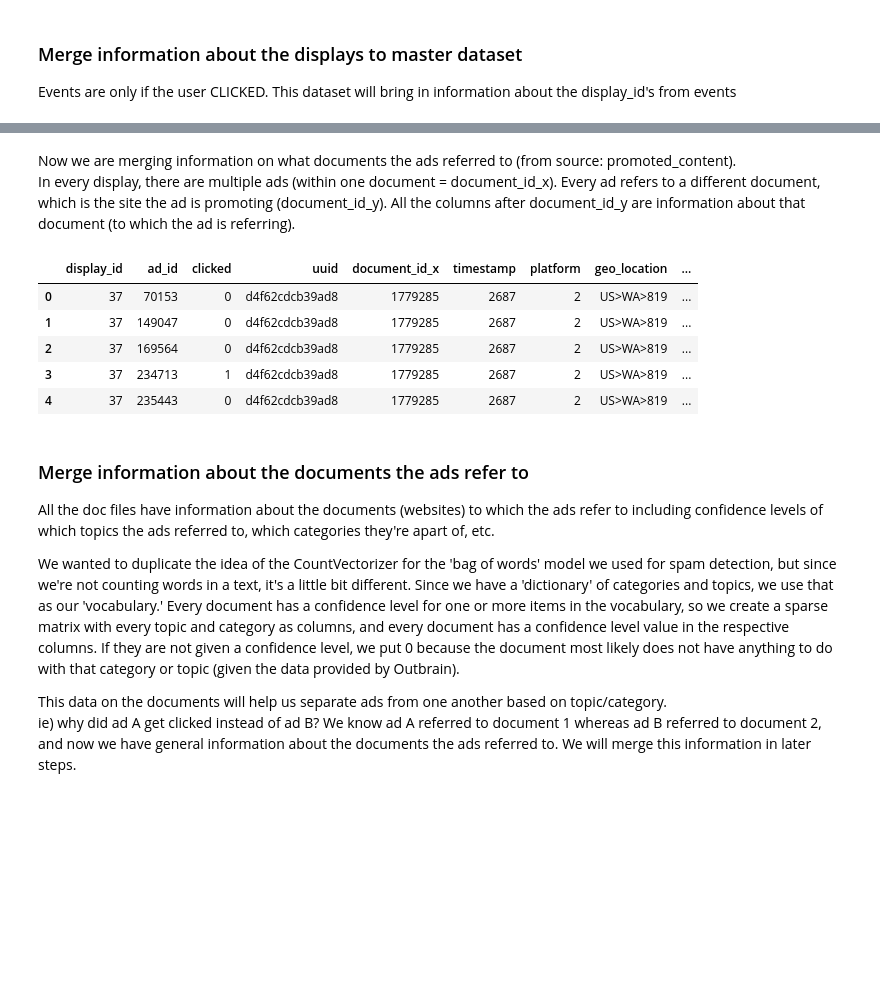
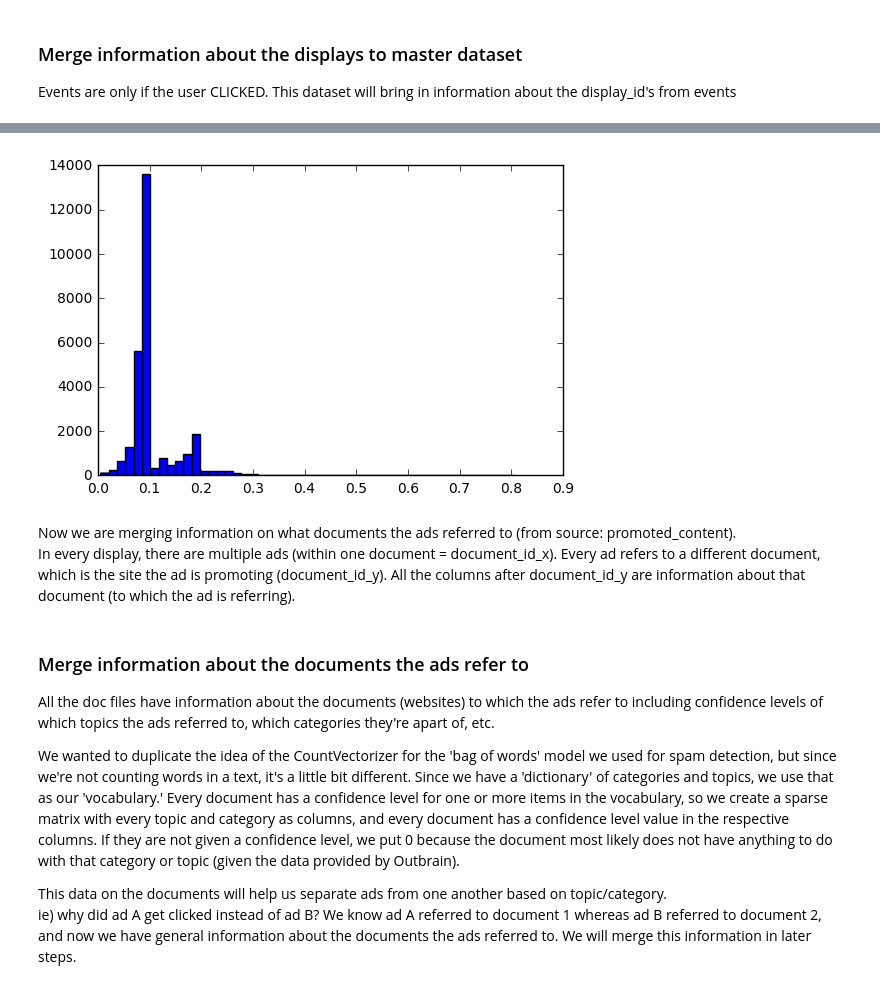
Before and after one commit to sarahkelley/w207_final_project_Cluster-F, a Jupyter notebook: Data_Wrangling_Lisa.ipynb, the cells around one changed output, grey strips where cells are left out. Cells and saved outputs as stored; diff of their text form; code cells hidden in the pictures; blank space fills up the shorter version.

```diff
--- a/Data_Wrangling_Lisa.ipynb
+++ b/Data_Wrangling_Lisa.ipynb
@@ -171,0 +140,5 @@ data.head()
+# %%
+plt.hist(avg_pop, bins=50)
+plt.show()
+# %% [output]
+[figure, added]
@@ -172,16 +167,6 @@ data.head()
 # %% [markdown]
 Now we are merging information on what documents the ads referred to (from source: promoted_content).
 In every display, there are multiple ads (within one document = document_id_x). Every ad refers to a different document, which is the site the ad is promoting (document_id_y). All the columns after document_id_y are information about that document (to which the ad is referring).
-# %%
-data = data.merge(promoted_content, on='ad_id', how='left')
-data.head()
-# %% [output]
-|  | display_id | ad_id | clicked | uuid | document_id_x | timestamp | platform | geo_location | ... |
-| 0 | 37 | 70153 | 0 | d4f62cdcb39ad8 | 1779285 | 2687 | 2 | US>WA>819 | ... |
-| 1 | 37 | 149047 | 0 | d4f62cdcb39ad8 | 1779285 | 2687 | 2 | US>WA>819 | ... |
-| 2 | 37 | 169564 | 0 | d4f62cdcb39ad8 | 1779285 | 2687 | 2 | US>WA>819 | ... |
-| 3 | 37 | 234713 | 1 | d4f62cdcb39ad8 | 1779285 | 2687 | 2 | US>WA>819 | ... |
-| 4 | 37 | 235443 | 0 | d4f62cdcb39ad8 | 1779285 | 2687 | 2 | US>WA>819 | ... |
 # %% [markdown]
 ### Merge information about the documents the ads refer to
 All the doc files have information about the documents (websites) to which the ads refer to
```
Also changed, not shown: parts of 18 cells of this notebook.
